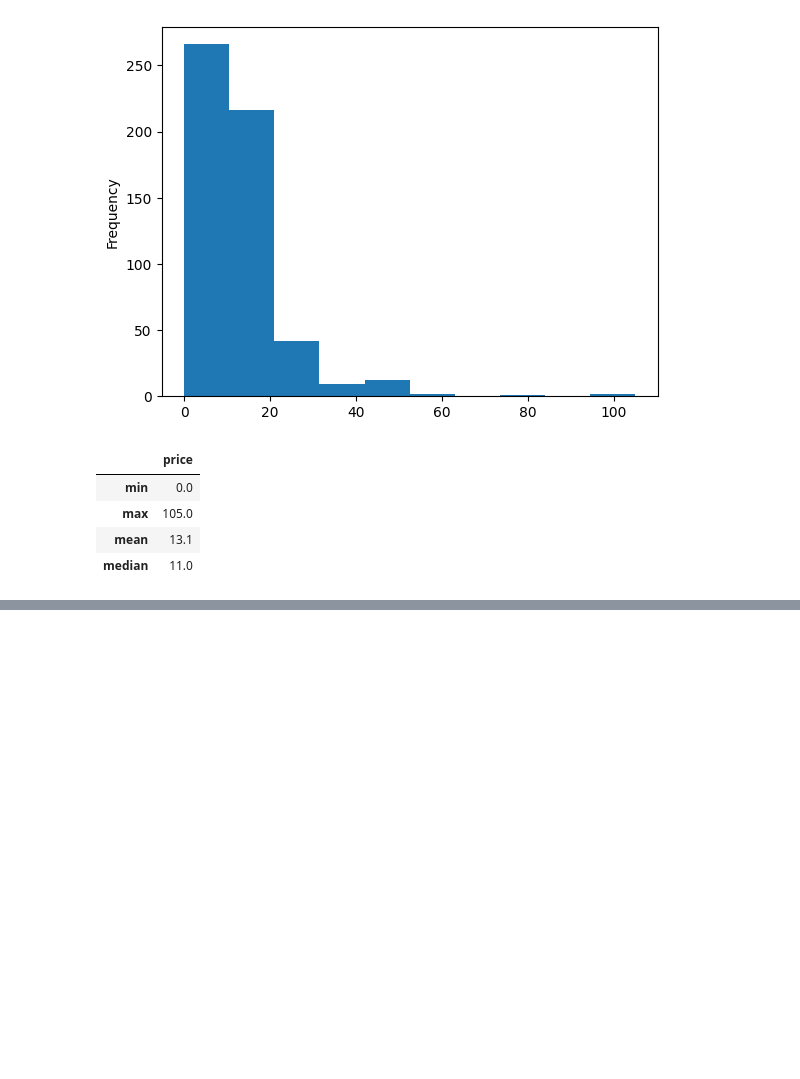
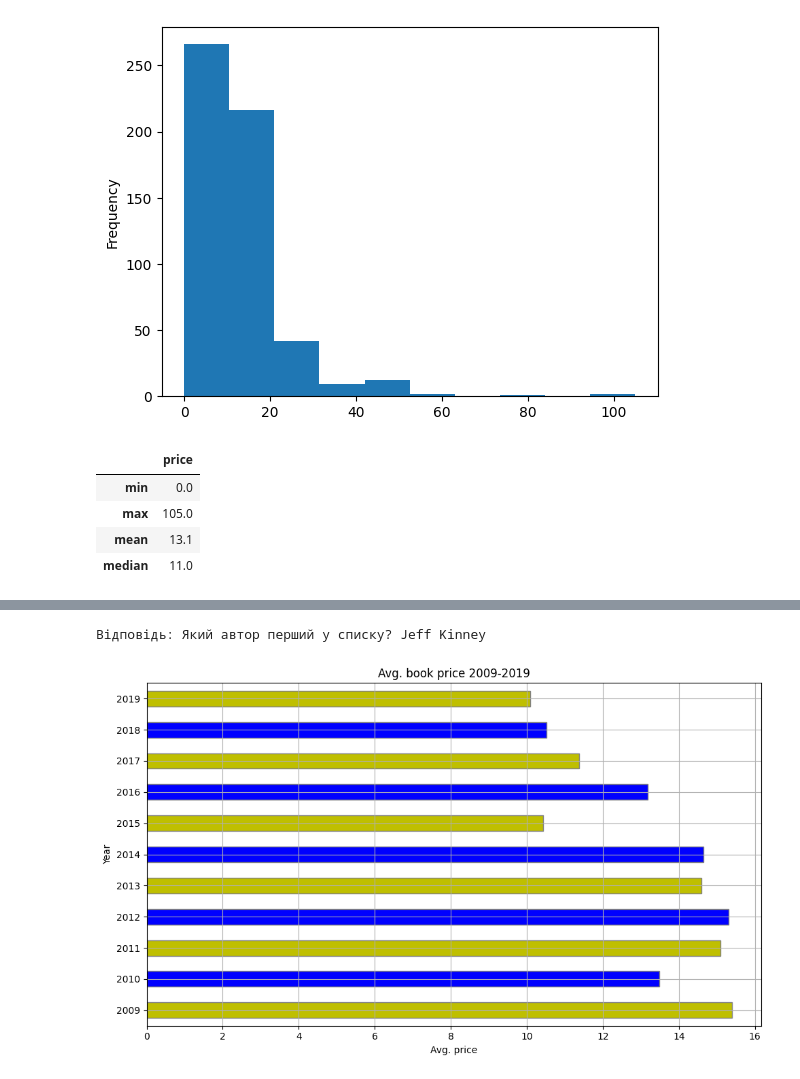
Before and after one commit to dCrowb/Python_DS_HW_2, a Jupyter notebook: Hw2.3.ipynb, the cells around one changed output, grey strips where cells are left out. Cells and saved outputs as stored; diff of their text form; code cells hidden in the pictures; blank space fills up the shorter version.

```diff
--- a/Hw2.3.ipynb
+++ b/Hw2.3.ipynb
@@ -42,6 +43,6 @@ print(f"Відповідь: Про скільки книг зберігає да
 # %%
 #можна просто присвоїти список нових імен цьому атрибуту
 
-books = books.columns = ['name', 'author', 'user_rating', 'reviews', 'price', 'year', 'genre']
+books.columns = ['name', 'author', 'user_rating', 'reviews', 'price', 'year', 'genre']
 books.head()
 # %% [output]
@@ -104,0 +280,17 @@ NameError: name 'books' is not defined
+# %%
+print(f"Відповідь: Який автор перший у списку? {df_union.iloc[0].author}")
+# %% [output]
+Відповідь: Який автор перший у списку? Jeff Kinney
+# %%
+avg_price_per_year = books.groupby("year")["price"].mean()
+
+color = ['y', 'b']
+plt.figure(figsize=(10, 6))
+avg_price_per_year.plot(kind="barh", color=color, edgecolor="grey", grid=True)
+plt.xlabel("Avg. price")
+plt.ylabel("Year")
+plt.title("Avg. book price 2009-2019")
+plt.tight_layout()
+plt.show()
+# %% [output]
+[figure, added]
```
Also changed, not shown: parts of 16 cells of this notebook, 2 other files.
